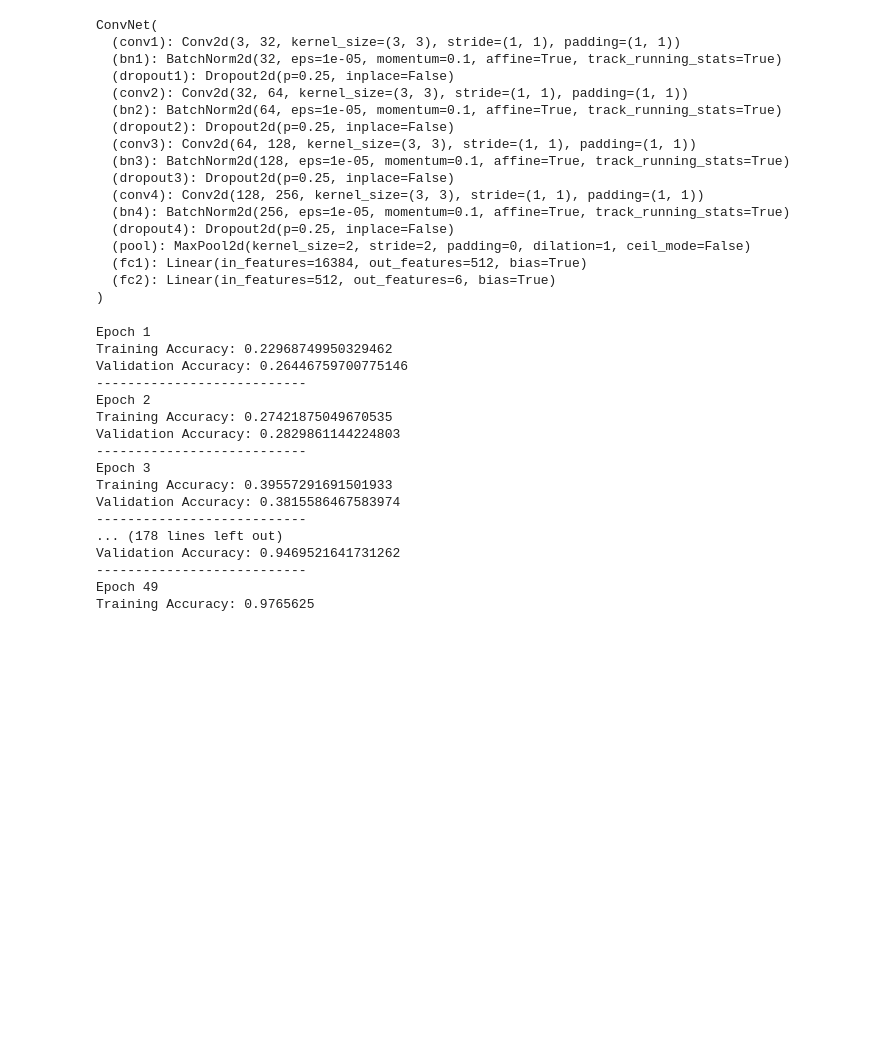
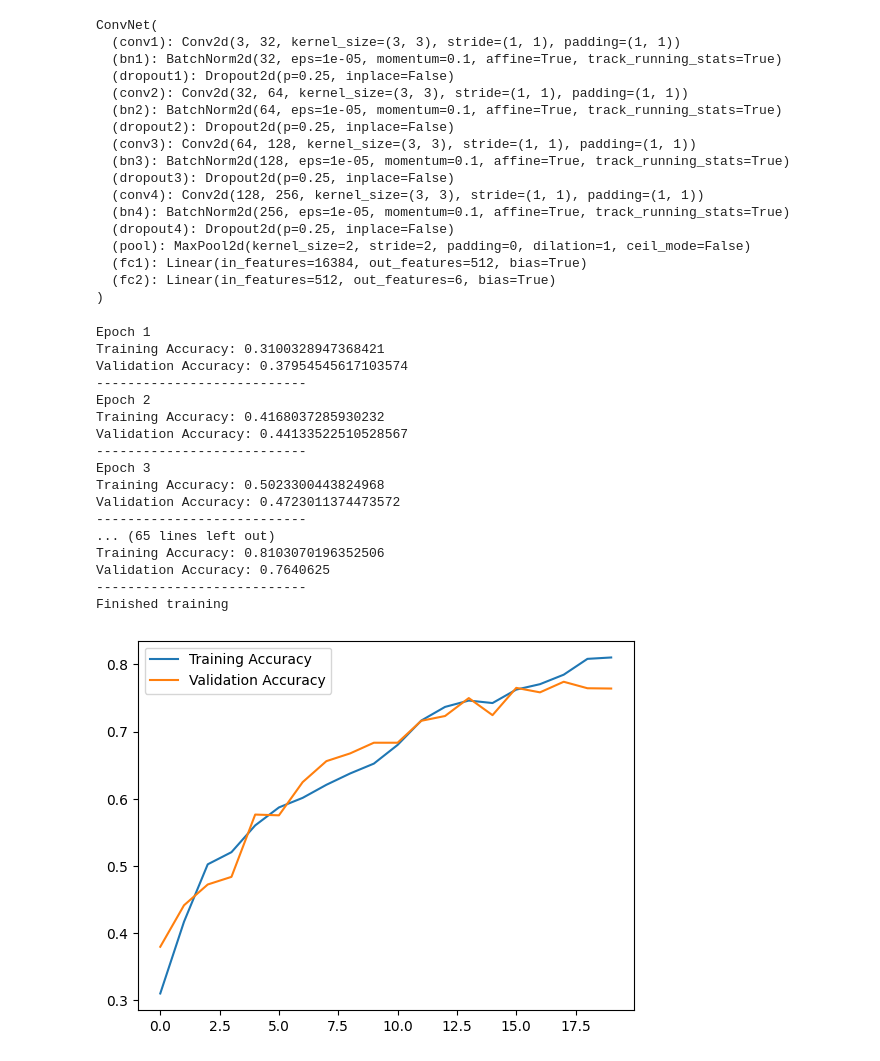
Before and after one commit to MarianoReyes/Proyecto_4_VC, a Jupyter notebook: HandReconizerTorch.ipynb, the cells around one changed output. Saved outputs shown, nothing was run; the diff lists cells and outputs as text; code cells hidden in the pictures; blank space fills up the shorter version.

```diff
--- a/HandReconizerTorch.ipynb
+++ b/HandReconizerTorch.ipynb
@@ -67,3 +106,18 @@ class CustomImageDataset(Dataset):
             image = self.transform(image)
 
         return image, label
+# %%
+# Ruta del dataset
+dataset_path = './data'
+
+# Cargar datos y etiquetas
+image_paths, labels = load_data(dataset_path)
+augmented_image_paths, augmented_labels = augment_data(image_paths, labels, target_count=500)
+
+# Añadir los datos aumentados a las listas originales
+image_paths.extend(augmented_image_paths)
+labels.extend(augmented_labels)
+
+# Verificar el conteo final de datos por categoría
+final_count = {i: labels.count(i) for i in set(labels)}
+print("Conteo final de datos por categoría:", final_count)
@@ -70,9 +142,5 @@ class CustomImageDataset(Dataset):
 # %%
-# Ruta del dataset
-dataset_path = './data'
 
-# Cargar datos y etiquetas
-image_paths, labels = load_data(dataset_path)
 # Dividir en entrenamiento y prueba
 train_data, test_data, train_labels, test_labels = train_test_split(image_paths, labels, test_size=0.2)
 
@@ -85,7 +153,7 @@ transform = transforms.Compose([
 ])
 
 # Crear una instancia del dataset
-batch_size = 64
+batch_size = 128
 
 train_dataset = CustomImageDataset(train_data, train_labels, transform=transform)
 train_loader = DataLoader(train_dataset, batch_size=batch_size, shuffle=True)
@@ -135,20 +195,20 @@ class ConvNet(nn.Module):
         self.fc2 = nn.Linear(512, num_classes)
 
     def forward(self, x):
-        x = self.pool(F.leaky_relu(self.bn1(self.conv1(x))))
+        x = self.pool(F.relu(self.bn1(self.conv1(x))))
         x = self.dropout1(x)
 
-        x = self.pool(F.leaky_relu(self.bn2(self.conv2(x))))
+        x = self.pool(F.relu(self.bn2(self.conv2(x))))
         x = self.dropout2(x)
 
-        x = self.pool(F.leaky_relu(self.bn3(self.conv3(x))))
+        x = self.pool(F.relu(self.bn3(self.conv3(x))))
         x = self.dropout3(x)
 
-        x = self.pool(F.leaky_relu(self.bn4(self.conv4(x))))
+        x = self.pool(F.relu(self.bn4(self.conv4(x))))
         x = self.dropout4(x)
 
         x = x.view(x.size(0),-1)  # Flatten the tensor
-        x = F.leaky_relu(self.fc1(x))
+        x = F.relu(self.fc1(x))
         x = self.fc2(x)
 
         return F.log_softmax(x, dim=1)
@@ -244,23 +304,24 @@ def train(model, train_loader, valid_loader, optimiser, device, epochs):
     plt.legend()
     plt.show()
 # %%
-train(model, train_loader, test_loader, optimizer, device, epochs=50)
+train(model, train_loader, test_loader, optimizer, device, epochs=20)
 # %% [output]
 Epoch 1
-Training Accuracy: 0.22968749950329462
-Validation Accuracy: 0.26446759700775146
+Training Accuracy: 0.3100328947368421
+Validation Accuracy: 0.37954545617103574
 ---------------------------
 Epoch 2
-Training Accuracy: 0.27421875049670535
-Validation Accuracy: 0.2829861144224803
+Training Accuracy: 0.4168037285930232
+Validation Accuracy: 0.44133522510528567
 ---------------------------
 Epoch 3
-Training Accuracy: 0.39557291691501933
-Validation Accuracy: 0.3815586467583974
+Training Accuracy: 0.5023300443824968
+Validation Accuracy: 0.4723011374473572
 ---------------------------
-... (178 lines left out)
-Validation Accuracy: 0.9469521641731262
+... (65 lines left out)
+Training Accuracy: 0.8103070196352506
+Validation Accuracy: 0.7640625
 ---------------------------
-Epoch 49
-Training Accuracy: 0.9765625
+Finished training
+[figure, added]
 # %%
```
Also changed, not shown: parts of 6 cells of this notebook, 5 other files.
